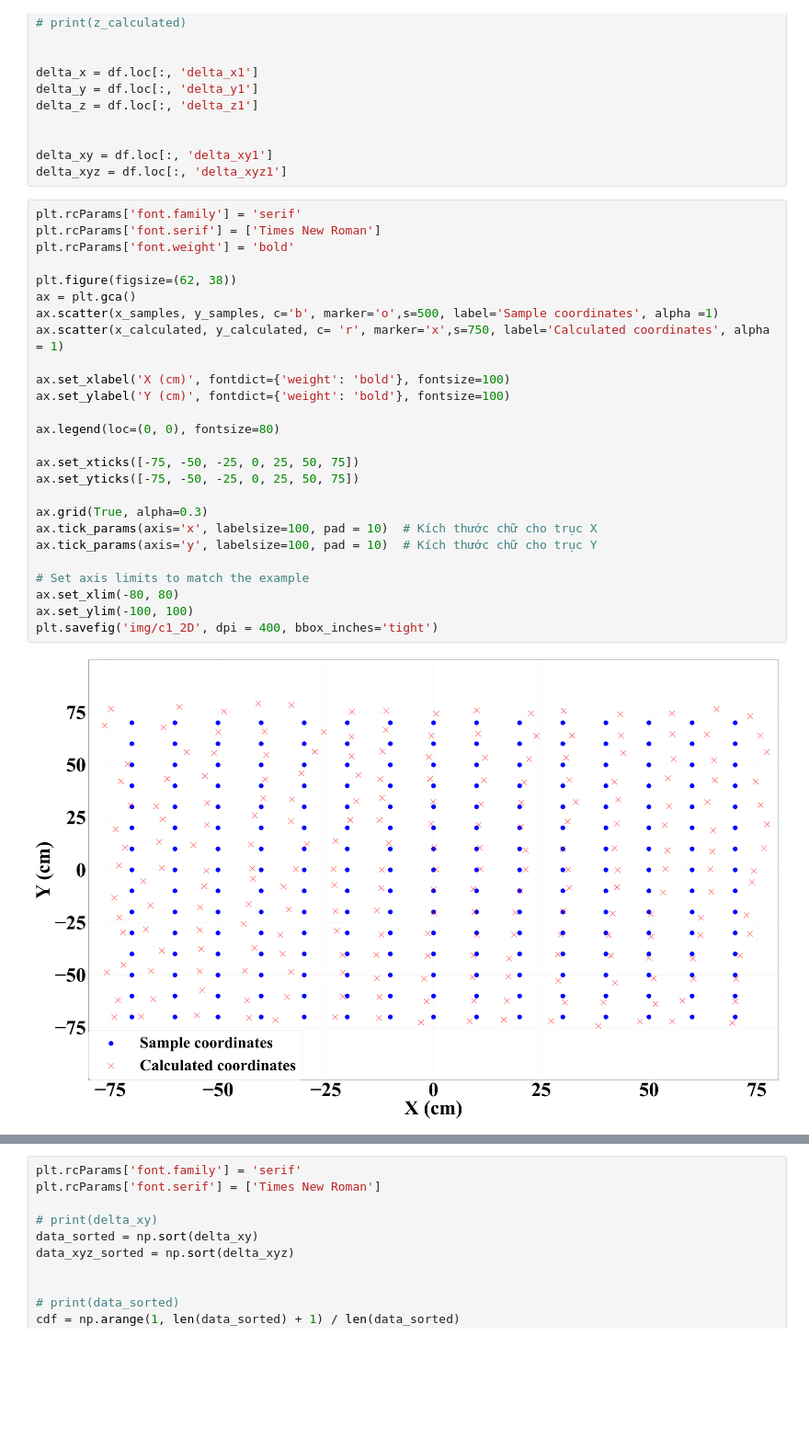
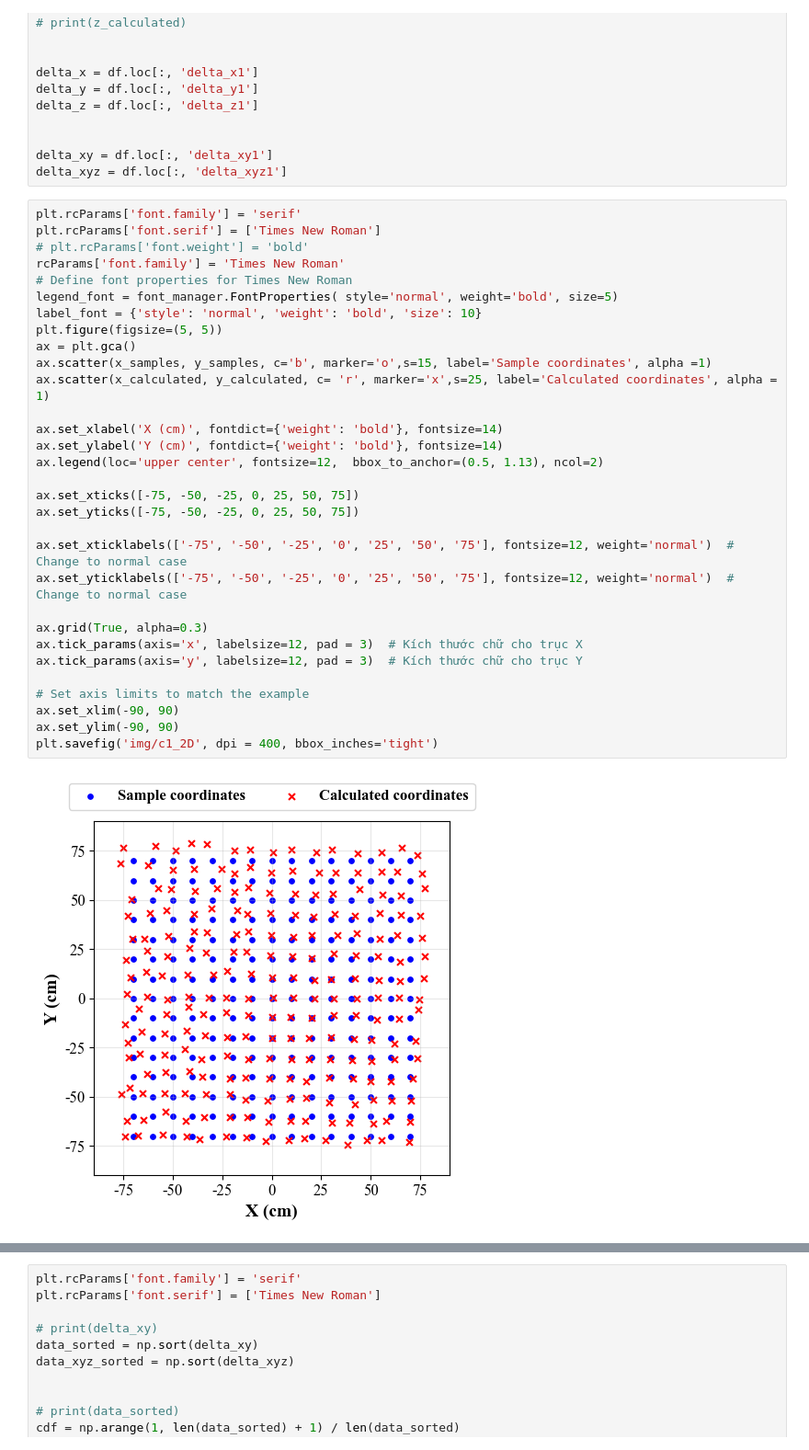
Before and after one commit to nguyendinhquan140701/LEDs_Data_Processing, a Jupyter notebook: Encode_Decode/draw/c1_position.ipynb, the cells around one changed output, grey strips where cells are left out. Shown at 92% size. Saved outputs shown, nothing was run; the diff lists cells and outputs as text; blank space fills up the shorter version.

Commit message:
updated final mppm image

```diff
--- a/Encode_Decode/draw/c1_position.ipynb
+++ b/Encode_Decode/draw/c1_position.ipynb
@@ -31,31 +32,36 @@ delta_xyz = df.loc[:, 'delta_xyz1']
 # %%
 plt.rcParams['font.family'] = 'serif'
 plt.rcParams['font.serif'] = ['Times New Roman']
-plt.rcParams['font.weight'] = 'bold'
+# plt.rcParams['font.weight'] = 'bold'
+rcParams['font.family'] = 'Times New Roman'
+# Define font properties for Times New Roman
+legend_font = font_manager.FontProperties( style='normal', weight='bold', size=5)
+label_font = {'style': 'normal', 'weight': 'bold', 'size': 10}
+plt.figure(figsize=(5, 5))
+ax = plt.gca()
+ax.scatter(x_samples, y_samples, c='b', marker='o',s=15, label='Sample coordinates', alpha =1)
+ax.scatter(x_calculated, y_calculated, c= 'r', marker='x',s=25, label='Calculated coordinates', alpha = 1)
 
-plt.figure(figsize=(62, 38))
-ax = plt.gca()
-ax.scatter(x_samples, y_samples, c='b', marker='o',s=500, label='Sample coordinates', alpha =1)
-ax.scatter(x_calculated, y_calculated, c= 'r', marker='x',s=750, label='Calculated coordinates', alpha = 1)
-
-ax.set_xlabel('X (cm)', fontdict={'weight': 'bold'}, fontsize=100)
-ax.set_ylabel('Y (cm)', fontdict={'weight': 'bold'}, fontsize=100)
-
-ax.legend(loc=(0, 0), fontsize=80)
+ax.set_xlabel('X (cm)', fontdict={'weight': 'bold'}, fontsize=14)
+ax.set_ylabel('Y (cm)', fontdict={'weight': 'bold'}, fontsize=14)
+ax.legend(loc='upper center', fontsize=12,  bbox_to_anchor=(0.5, 1.13), ncol=2)
 
 ax.set_xticks([-75, -50, -25, 0, 25, 50, 75])
 ax.set_yticks([-75, -50, -25, 0, 25, 50, 75])
 
+ax.set_xticklabels(['-75', '-50', '-25', '0', '25', '50', '75'], fontsize=12, weight='normal')  # Change to normal case
+ax.set_yticklabels(['-75', '-50', '-25', '0', '25', '50', '75'], fontsize=12, weight='normal')  # Change to normal case
+
 ax.grid(True, alpha=0.3)
-ax.tick_params(axis='x', labelsize=100, pad = 10)  # Kích thước chữ cho trục X
-ax.tick_params(axis='y', labelsize=100, pad = 10)  # Kích thước chữ cho trục Y
+ax.tick_params(axis='x', labelsize=12, pad = 3)  # Kích thước chữ cho trục X
+ax.tick_params(axis='y', labelsize=12, pad = 3)  # Kích thước chữ cho trục Y
 
 # Set axis limits to match the example
-ax.set_xlim(-80, 80)
-ax.set_ylim(-100, 100)
+ax.set_xlim(-90, 90)
+ax.set_ylim(-90, 90)
 plt.savefig('img/c1_2D', dpi = 400, bbox_inches='tight')
 # %% [output]
-[figure, old version]
+[figure, new version]
 # %%
 plt.rcParams['font.family'] = 'serif'
 plt.rcParams['font.serif'] = ['Times New Roman']
```
Also changed, not shown: parts of 2 cells of this notebook, 8 other files.
